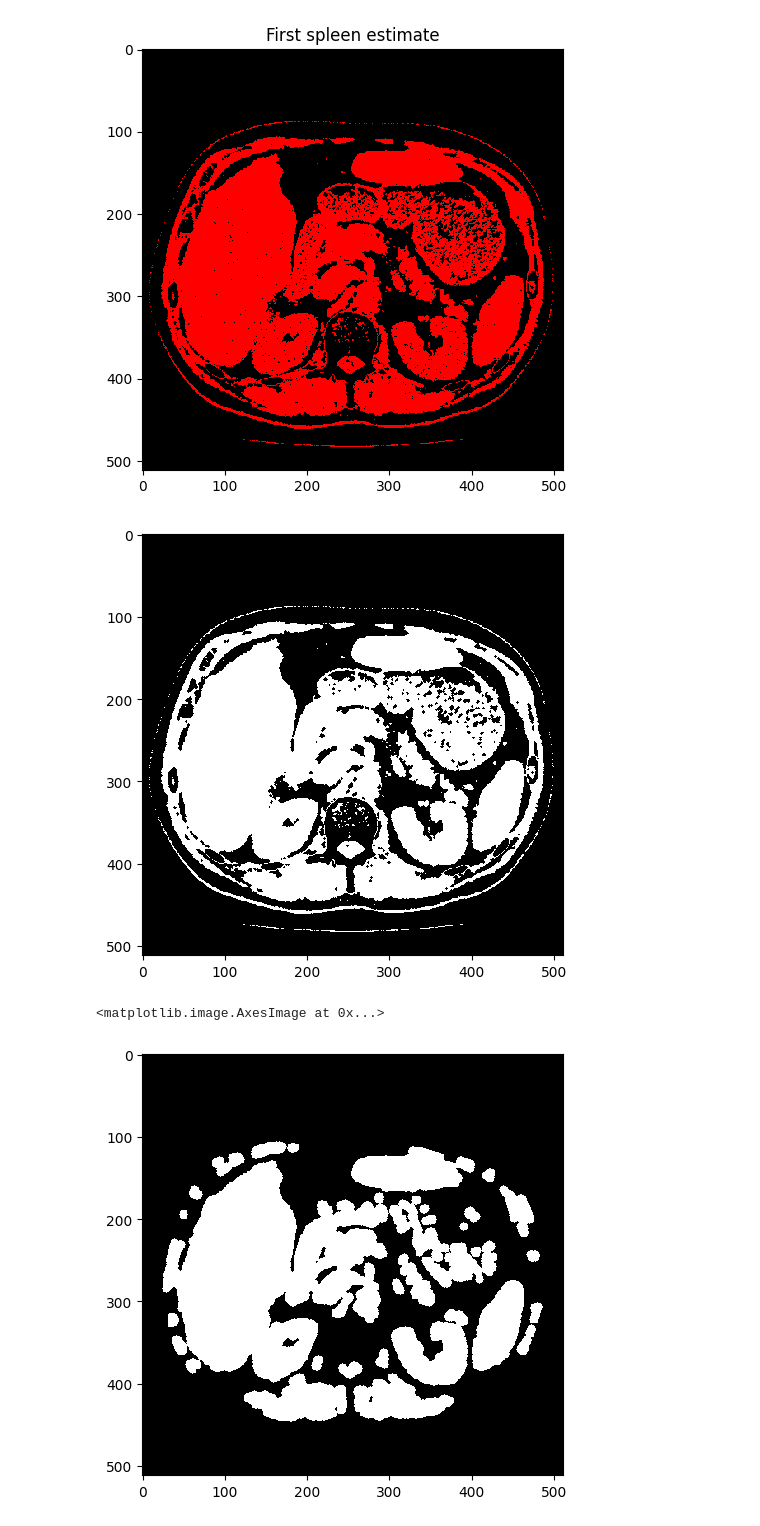
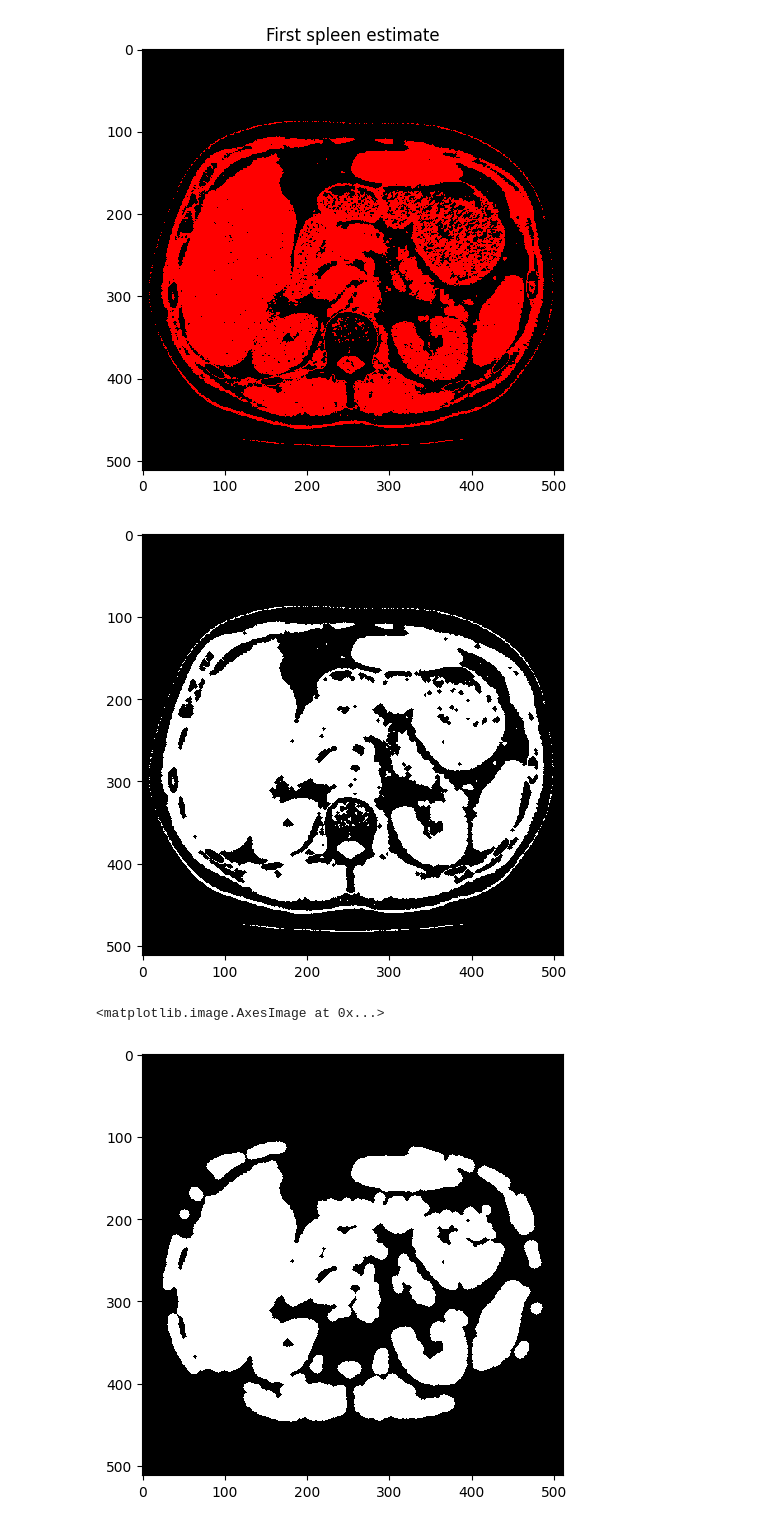
Before and after one commit to MikkelDitlevOlsen1/image_notes, a Jupyter notebook: notar/ex_6.ipynb, the cells around one changed output. Drawn from its saved outputs; the diff is of its cells as text; code cells hidden in the pictures.

```diff
--- a/notar/ex_6.ipynb
+++ b/notar/ex_6.ipynb
@@ -174,15 +192,15 @@ io.show()
 # %% [output]
 [figure]
 # %%
-footprint = disk(1)
+footprint = disk(2)
 closed = binary_closing(spleen_estimate, footprint)
 io.imshow(closed)
 io.show()
-footprint = disk(5)
+footprint = disk(6)
 opened = binary_opening(closed, footprint)
 
 io.imshow(opened)
 # %% [output]
-[figure, old version]
+[figure, new version]
 <matplotlib.image.AxesImage at 0x...>
-[figure, old version]
+[figure, new version]
```
Also changed, not shown: parts of 9 cells of this notebook, 3 other files.
